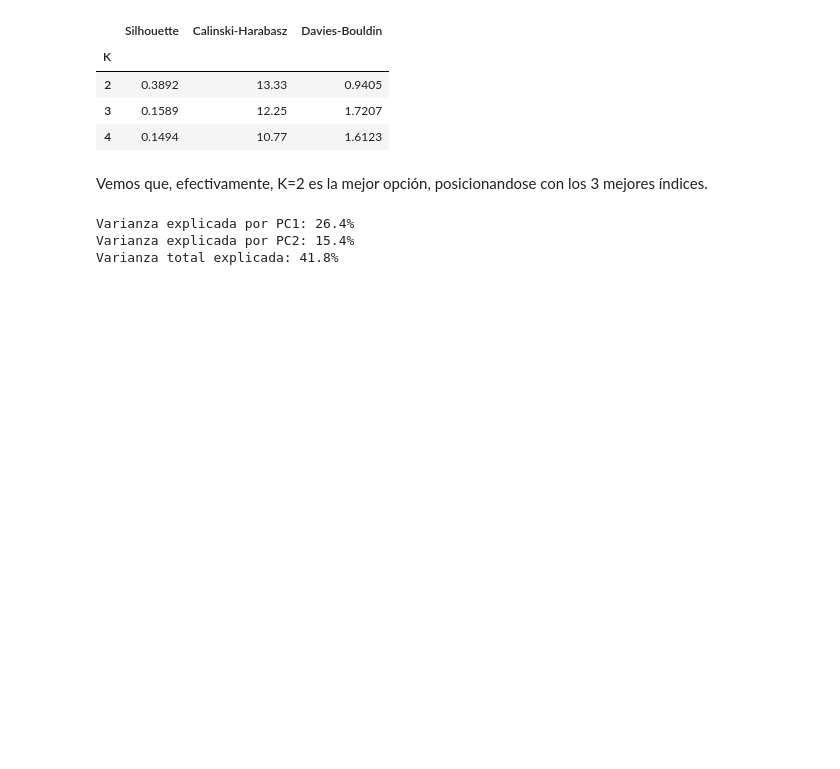
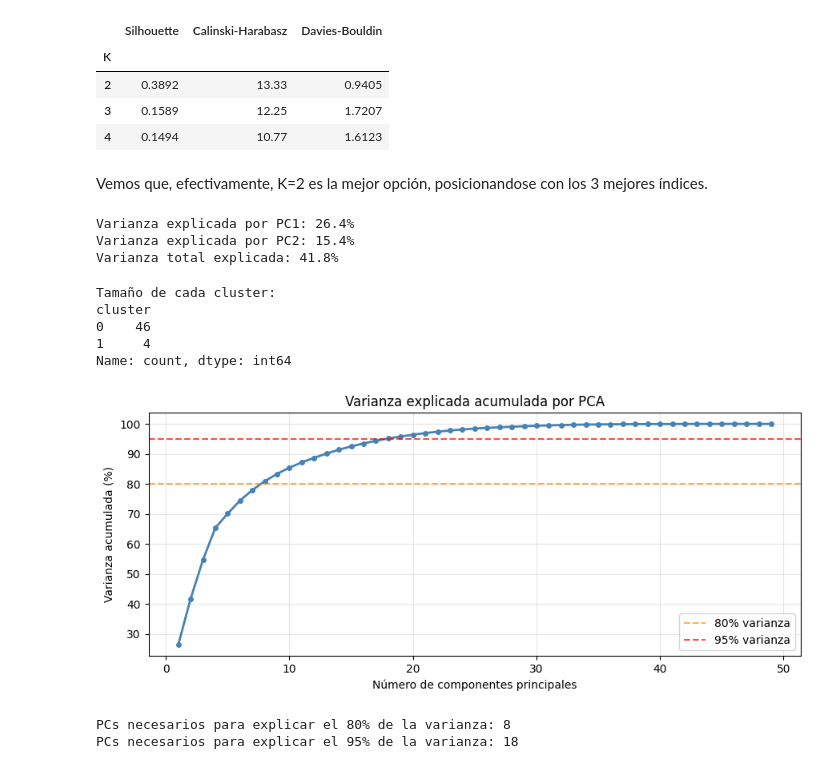
Before and after one commit to EnriGF/Proyecto_ML, a Jupyter notebook: k_medias.ipynb, the cells around one changed output. Saved outputs shown, nothing was run; the diff lists cells and outputs as text; code cells hidden in the pictures; blank space fills up the shorter version.

Commit message:
Varianza acumulada y visualización PCA 3D

```diff
--- a/k_medias.ipynb
+++ b/k_medias.ipynb
@@ -187,3 +187,46 @@ print(f"Varianza total explicada: {sum(varianza_explicada)*100:.1f}%")
 Varianza explicada por PC1: 26.4%
 Varianza explicada por PC2: 15.4%
 Varianza total explicada: 41.8%
+# %%
+#Clustering final con K=2 sobre datos escalados
+k_means_final = KMeans(n_clusters=2, random_state=42, n_init=10)
+cluster_predict = k_means_final.fit_predict(datos_scaled)
+
+clusters = pd.DataFrame(cluster_predict, index=datos_scaled.index, columns=['cluster'])
+print("Tamaño de cada cluster:")
+print(clusters['cluster'].value_counts().sort_index())
+# %% [output]
+Tamaño de cada cluster:
+cluster
+0    46
+1     4
+Name: count, dtype: int64
+# %%
+#Varianza acumulada - Cuántos PCs necesitamos?
+pca_full = PCA()
+pca_full.fit(datos_scaled)
+
+varianza_acumulada = np.cumsum(pca_full.explained_variance_ratio_) * 100
+
+plt.figure(figsize=(9, 4))
+plt.plot(range(1, len(varianza_acumulada)+1), varianza_acumulada,
+         marker='o', linewidth=2, color='steelblue', markersize=4)
+plt.axhline(y=80, color='darkorange', linestyle='--', alpha=0.7, label='80% varianza')
+plt.axhline(y=95, color='red', linestyle='--', alpha=0.7, label='95% varianza')
+plt.xlabel('Número de componentes principales')
+plt.ylabel('Varianza acumulada (%)')
+plt.title('Varianza explicada acumulada por PCA')
+plt.legend()
+plt.grid(True, alpha=0.3)
+plt.tight_layout()
+plt.show()
+
+# ¿Cuántos PCs hacen falta para llegar al 80% y 95%?
+pc_80 = next(i+1 for i, v in enumerate(varianza_acumulada) if v >= 80)
+pc_95 = next(i+1 for i, v in enumerate(varianza_acumulada) if v >= 95)
+print(f"PCs necesarios para explicar el 80% de la varianza: {pc_80}")
+print(f"PCs necesarios para explicar el 95% de la varianza: {pc_95}")
+# %% [output]
+[figure, added]
+PCs necesarios para explicar el 80% de la varianza: 8
+PCs necesarios para explicar el 95% de la varianza: 18
```
Also changed, not shown: parts of 2 cells of this notebook.
